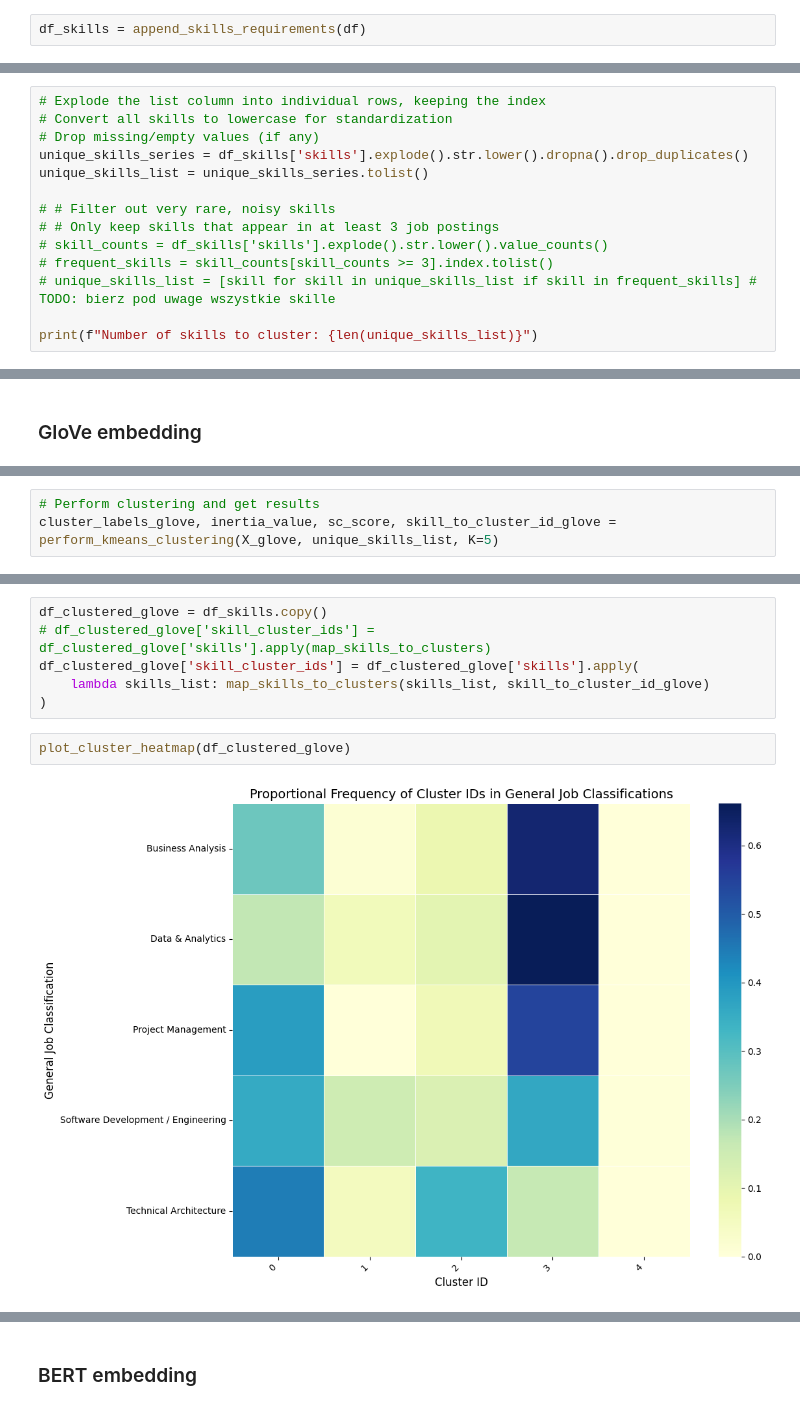
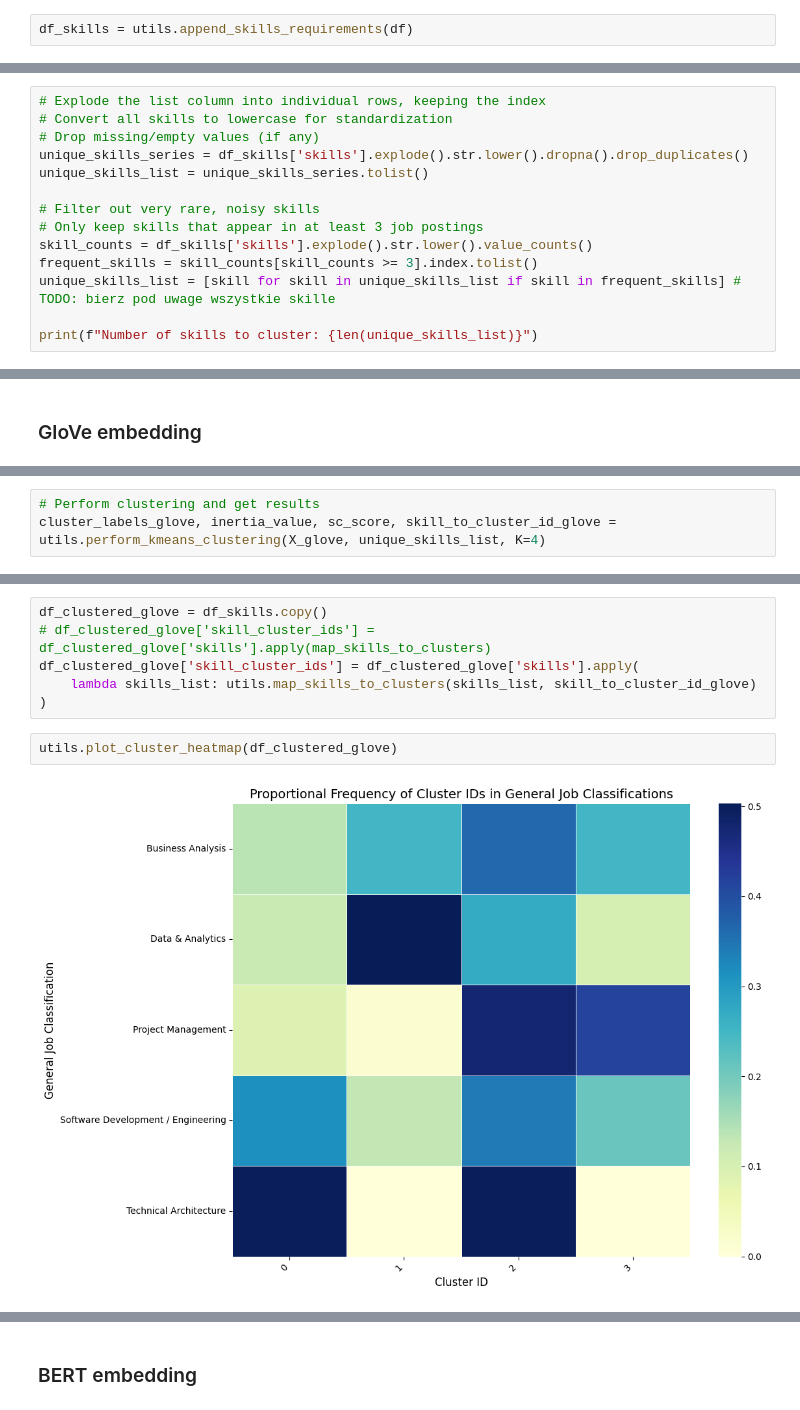
Before and after one commit to juliabarsow/NLP_Job_Postings, a Jupyter notebook: skill_extraction_clustering.ipynb, the cells around one changed output, grey strips where cells are left out. Cells and saved outputs as stored; diff of their text form.

```diff
--- a/skill_extraction_clustering.ipynb
+++ b/skill_extraction_clustering.ipynb
@@ -295,3 +231,3 @@ def append_skills_requirements(df: pd.DataFrame) -> pd.DataFrame:
 # %%
-df_skills = append_skills_requirements(df)
+df_skills = utils.append_skills_requirements(df)
 # %% [output]
@@ -330,11 +266,11 @@ In terminal/command line - Install and load the SpaCy model: python -m spacy dow
 unique_skills_series = df_skills['skills'].explode().str.lower().dropna().drop_duplicates()
 unique_skills_list = unique_skills_series.tolist()
 
-# # Filter out very rare, noisy skills
-# # Only keep skills that appear in at least 3 job postings
-# skill_counts = df_skills['skills'].explode().str.lower().value_counts()
-# frequent_skills = skill_counts[skill_counts >= 3].index.tolist()
-# unique_skills_list = [skill for skill in unique_skills_list if skill in frequent_skills] # TODO: bierz pod uwage wszystkie skille
+# Filter out very rare, noisy skills
+# Only keep skills that appear in at least 3 job postings
+skill_counts = df_skills['skills'].explode().str.lower().value_counts()
+frequent_skills = skill_counts[skill_counts >= 3].index.tolist()
+unique_skills_list = [skill for skill in unique_skills_list if skill in frequent_skills] # TODO: bierz pod uwage wszystkie skille
 
 print(f"Number of skills to cluster: {len(unique_skills_list)}")
 # %% [output]
@@ -921,4 +857,4 @@ plot_silhouette_scores(X_glove)
 # %%
 # Perform clustering and get results
-cluster_labels_glove, inertia_value, sc_score, skill_to_cluster_id_glove = perform_kmeans_clustering(X_glove, unique_skills_list, K=5)
+cluster_labels_glove, inertia_value, sc_score, skill_to_cluster_id_glove = utils.perform_kmeans_clustering(X_glove, unique_skills_list, K=4)
 # %% [output]
@@ -946,10 +879,10 @@ google cloud platform, microsoft excel, microsoft office suite, microsoft projec
 df_clustered_glove = df_skills.copy()
 # df_clustered_glove['skill_cluster_ids'] = df_clustered_glove['skills'].apply(map_skills_to_clusters)
 df_clustered_glove['skill_cluster_ids'] = df_clustered_glove['skills'].apply(
-    lambda skills_list: map_skills_to_clusters(skills_list, skill_to_cluster_id_glove)
+    lambda skills_list: utils.map_skills_to_clusters(skills_list, skill_to_cluster_id_glove)
 )
 # %%
-plot_cluster_heatmap(df_clustered_glove)
+utils.plot_cluster_heatmap(df_clustered_glove)
 # %% [output]
-[figure, old version]
+[figure, new version]
 # %%
```
Also changed, not shown: parts of 84 cells of this notebook, 1 other file.
